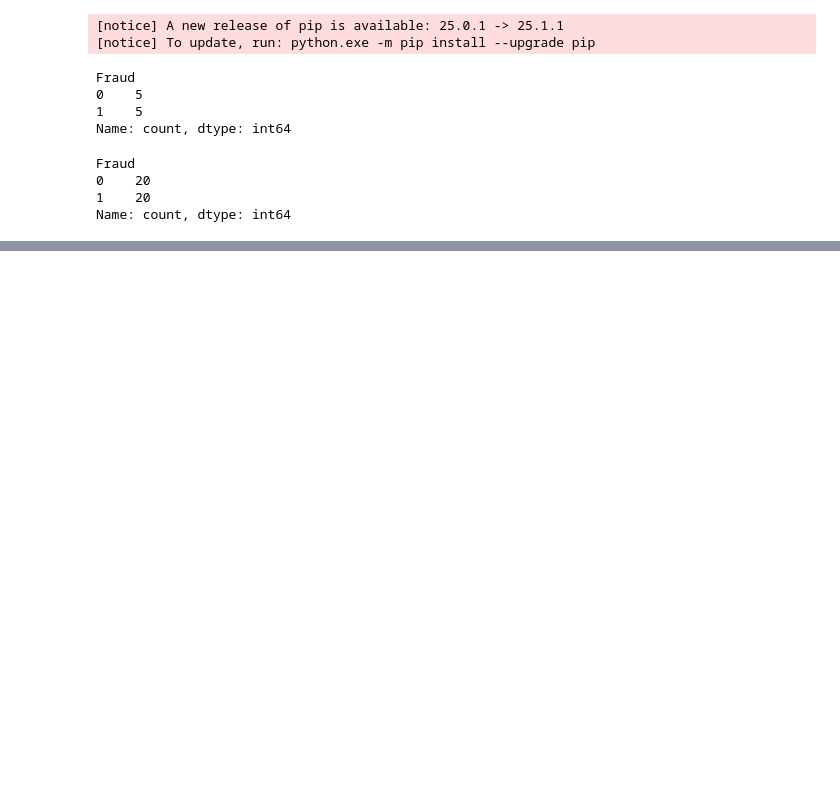
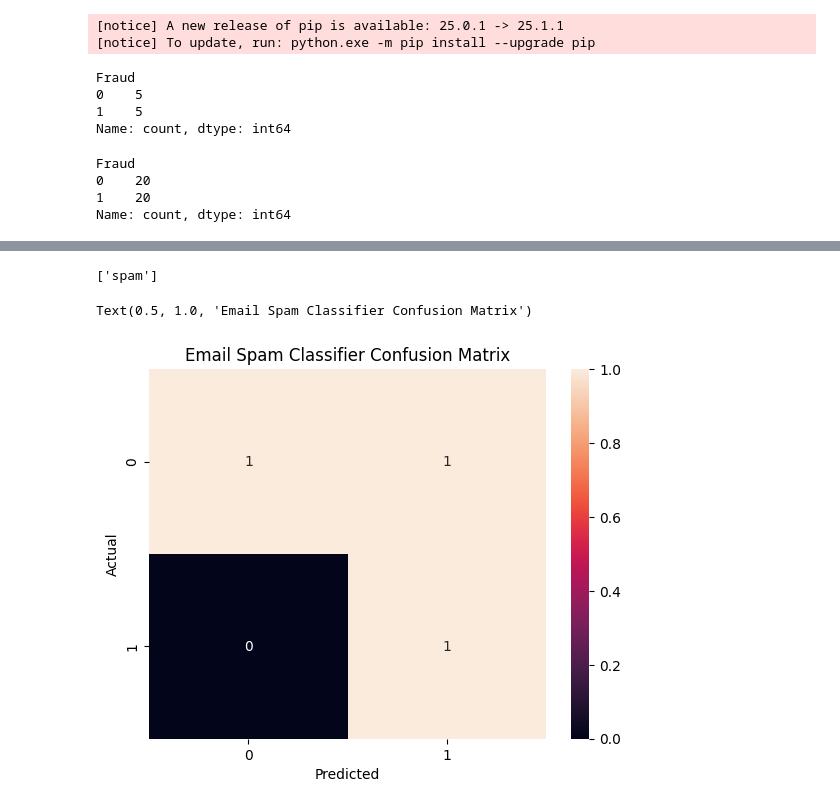
Before and after one commit to KedarDamale/Data-Science, a Jupyter notebook: Data-science/4.Supervised-Learning.ipynb, the cells around one changed output, grey strips where cells are left out. Drawn from its saved outputs; the diff is of its cells as text; code cells hidden in the pictures; blank space fills up the shorter version.

```diff
--- a/Data-science/4.Supervised-Learning.ipynb
+++ b/Data-science/4.Supervised-Learning.ipynb
@@ -1312,0 +1410,79 @@ Conditional probability
+# %%
+from sklearn.naive_bayes import MultinomialNB
+from sklearn.model_selection import train_test_split
+"""
+✅ Why Multinomial Naive Bayes for Email Classification?
+Emails are text ➝ Converted to word frequency vectors
+
+Multinomial Naive Bayes models the probability of word occurrences in each class
+
+Assumes feature values are non-negative counts ➝ perfect for word frequencies
+
+
+"""
+data={"emails" : [
+    "Win money now!",                      # spam
+    "Cheap loans for you",                # spam
+    "Lowest rates guaranteed",            # spam
+    "Hey, how are you?",                  # ham
+    "Are you free this weekend?",        # ham
+    "Let's catch up for dinner",          # ham
+    "Congratulations! You won a prize",   # spam
+    "Meeting scheduled for Monday",       # ham
+    "Earn cash fast and easy",            # spam
+    "Your account has been updated"       # ham
+],
+
+"labels": [
+    "spam", "spam", "spam", "ham", "ham",
+    "ham", "spam", "ham", "spam", "ham"
+]
+}
+
+df=pd.DataFrame(data)
+
+from sklearn.feature_extraction.text import CountVectorizer #to vectorize and tokenize means breaking into smal bits of words
+"""
+first does tokenization
+"Win money now!" → ["win", "money", "now"]
+
+then does vectorization means Builds a sparse matrix(matrix of zeros and ones) of word counts
+
+Sentence: "Win money now!"
+Vocabulary: {"win", "money", "now", "you", "loans", ...}
+→ [1, 1, 1, 0, 0, ...]  # Vector form
+
+"""
+from sklearn.naive_bayes import MultinomialNB
+from sklearn.model_selection import train_test_split
+
+
+vector=CountVectorizer(binary=False)#binary = false  means the vectorizer will count how many times each word appears in the text. That is, term frequency.
+                                    #if true then NB ignores frequency it just lokks at the words
+x=vector.fit_transform(df['emails'])
+y=df['labels']
+
+trainx,testx,trainy,testy=train_test_split(x,y,random_state=43,test_size=0.3)
+
+model=MultinomialNB()
+
+model.fit(trainx,trainy)
+
+
+test_emails = ["Congratulations! You’ve been selected"]
+
+pred = vector.transform(test_emails)
+
+print(model.predict(pred))
+
+
+y_pred = model.predict(testx)
+
+sns.heatmap(confusion_matrix(testy, y_pred, labels=model.classes_),annot=True)
+plt.xlabel("Predicted")
+plt.ylabel("Actual")
+plt.title("Email Spam Classifier Confusion Matrix")
+# %% [output]
+['spam']
+Text(0.5, 1.0, 'Email Spam Classifier Confusion Matrix')
+[figure, added]
```
Also changed, not shown: parts of 5 cells of this notebook.
